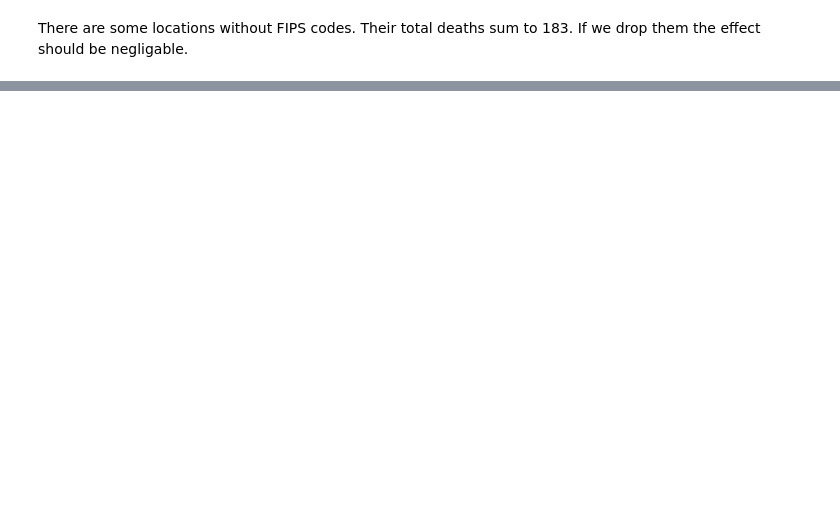
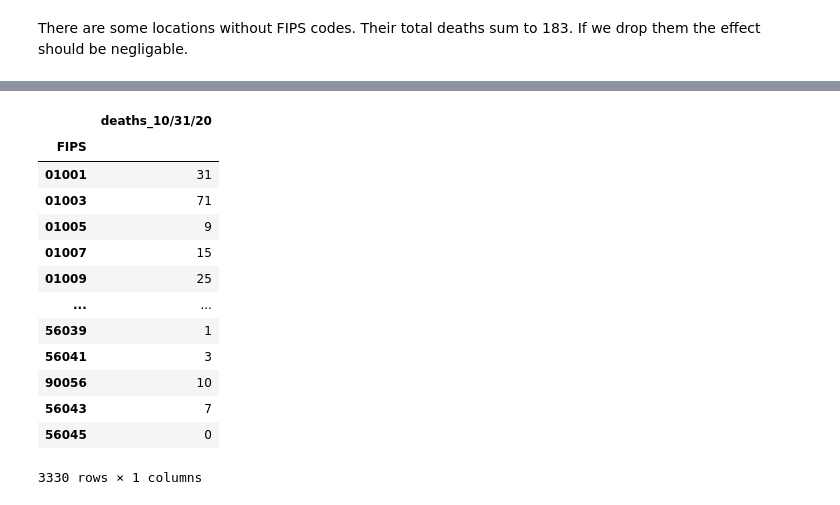
Before and after one commit to jared-m-murphy/Springboard, a Jupyter notebook: Capstone_1/JHU_Cumulative_Deaths.ipynb, the cells around one changed output, grey strips where cells are left out. Saved outputs shown, nothing was run; the diff lists cells and outputs as text; code cells hidden in the pictures; blank space fills up the shorter version.

```diff
--- a/Capstone_1/JHU_Cumulative_Deaths.ipynb
+++ b/Capstone_1/JHU_Cumulative_Deaths.ipynb
@@ -50,10 +50,10 @@ df[df['FIPS'].isnull()]['7/31/20'].sum()
 # %% [markdown]
 There are some locations without FIPS codes.  Their total deaths sum to 183.  If we drop them the effect should be negligable.
 # %%
-df=df[['FIPS','7/31/20']].dropna()
-df.columns=['FIPS','deaths_7/31/20']
-df['FIPS']=df['FIPS'].astype(int).astype(str).str.rstrip('.0').str.strip().apply(lambda x : x.zfill(5))
-df.info()
+df_JHU=df_JHU[['FIPS','10/31/20']].dropna()
+df_JHU.columns=['FIPS','deaths_10/31/20']
+df_JHU['FIPS']=df_JHU['FIPS'].astype(int).astype(str).str.rstrip('.0').str.strip().apply(lambda x : x.zfill(5))
+df_JHU.info()
 # %% [output]
 <class 'pandas.core.frame.DataFrame'>
 Int64Index: 3330 entries, 0 to 3339
@@ -65,2 +65,21 @@ Data columns (total 2 columns):
 dtypes: int64(1), object(1)
 memory usage: 78.0+ KB
+# %%
+df_JHU=df_JHU.set_index('FIPS')
+# %%
+df_JHU
+# %% [output]
+|  | deaths_10/31/20 |
+| FIPS |  |
+| 01001 | 31 |
+| 01003 | 71 |
+| 01005 | 9 |
+| 01007 | 15 |
+| 01009 | 25 |
+| ... | ... |
+| 56039 | 1 |
+| 56041 | 3 |
+| 90056 | 10 |
+| 56043 | 7 |
+| 56045 | 0 |
+3330 rows × 1 columns
```
Also changed, not shown: parts of 5 cells of this notebook, 2 other files.
